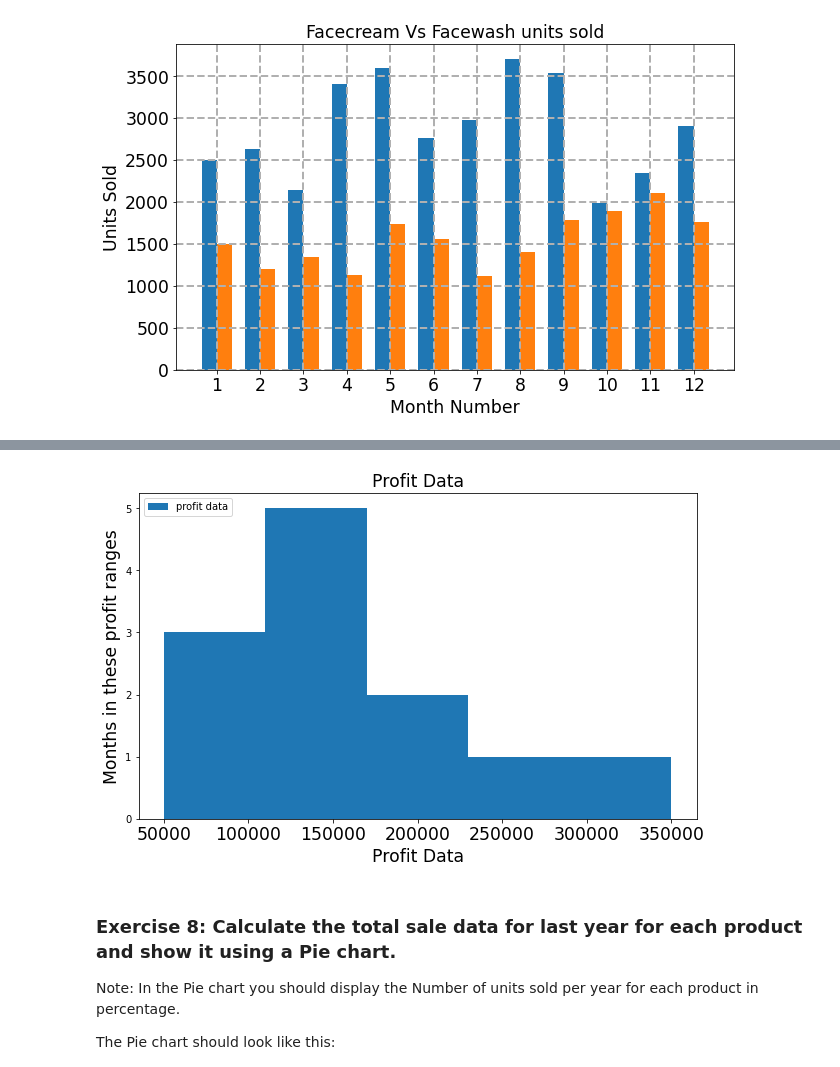
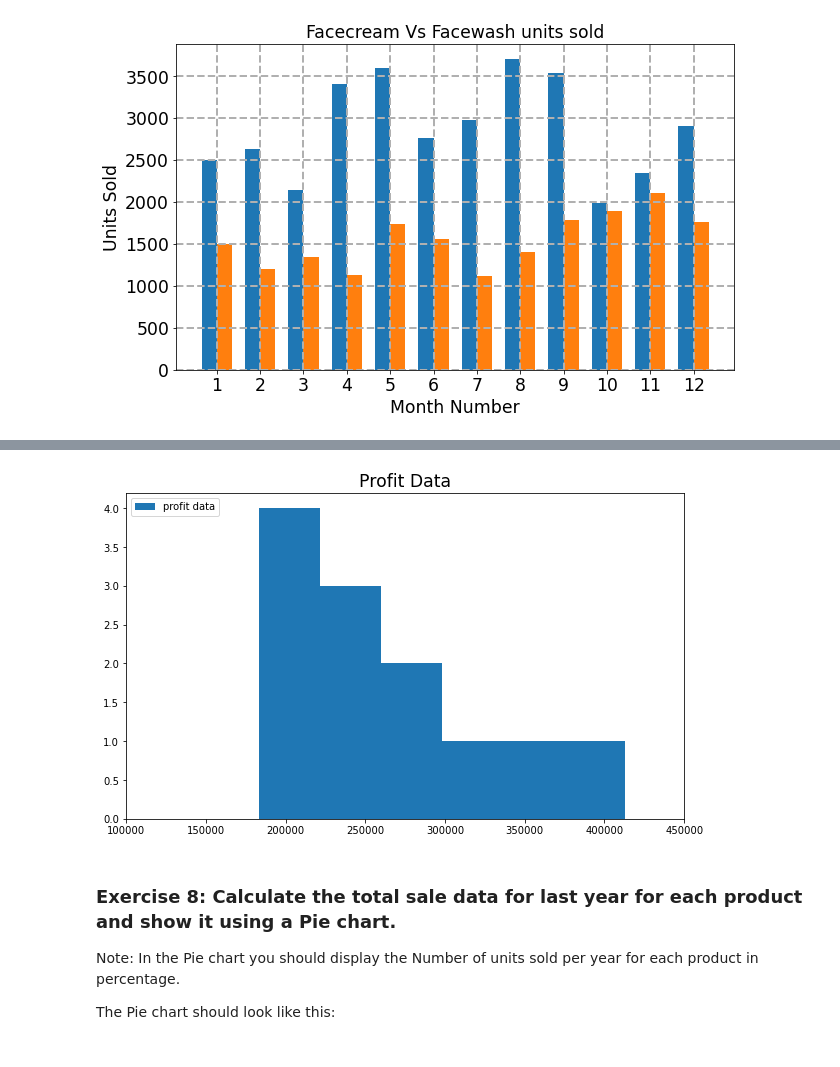
Before and after one commit to aimwps/SAImwps, a Jupyter notebook: M1_Python/d10_Matplotlib/Matplotlib_exercises.ipynb, the cells around one changed output, grey strips where cells are left out. Drawn from its saved outputs; the diff is of its cells as text; code cells hidden in the pictures.

Commit message:
Edited the xlims on matplotlib exercises

```diff
--- a/M1_Python/d10_Matplotlib/Matplotlib_exercises.ipynb
+++ b/M1_Python/d10_Matplotlib/Matplotlib_exercises.ipynb
@@ -172,30 +180,31 @@ The histogram should look like this:
 # %%
 fig_e7, ax_e7 = plt.subplots(figsize=(10,6))
 
 ax_e7.set_title("Profit Data", fontsize="xx-large")
-ax_e7.set_xlabel("Profit Data", fontsize="xx-large")
-ax_e7.set_ylabel("Months in these profit ranges", fontsize="xx-large")
-ax_e7.hist(data["total_profit"],5,(150000,450000), label="profit data", )
-ax_e7.set_xticklabels(np.arange(0,450000, 50000),fontsize="xx-large")
+# ax_e7.set_xlabel("Profit Data", fontsize="xx-large")
+# ax_e7.set_ylabel("Months in these profit ranges", fontsize="xx-large")
+ax_e7.hist(data["total_profit"],6, label="profit data", )
+# ax_e7.set_xticklabels(np.arange(0,450000, 50000),fontsize="xx-large")
+ax_e7.set_xlim(100000,450000)
 # ax_e7.set_yticks(np.arange(0,16000,2000))
 # ax_e7.set_yticklabels(np.arange(0,16000,2000))
 ax_e7.legend(loc="upper left")
 display(data.head(12))
 # %% [output]
 |  | month_number | facecream | facewash | toothpaste | bathingsoap | shampoo | moisturizer | total_units | ... |
 | 0 | 1 | 2500 | 1500 | 5200 | 9200 | 1200 | 1500 | 21100 | ... |
 | 1 | 2 | 2630 | 1200 | 5100 | 6100 | 2100 | 1200 | 18330 | ... |
 | 2 | 3 | 2140 | 1340 | 4550 | 9550 | 3550 | 1340 | 22470 | ... |
 | 3 | 4 | 3400 | 1130 | 5870 | 8870 | 1870 | 1130 | 22270 | ... |
 | 4 | 5 | 3600 | 1740 | 4560 | 7760 | 1560 | 1740 | 20960 | ... |
 | 5 | 6 | 2760 | 1555 | 4890 | 7490 | 1890 | 1555 | 20140 | ... |
 | 6 | 7 | 2980 | 1120 | 4780 | 8980 | 1780 | 1120 | 29550 | ... |
 | 7 | 8 | 3700 | 1400 | 5860 | 9960 | 2860 | 1400 | 36140 | ... |
 | 8 | 9 | 3540 | 1780 | 6100 | 8100 | 2100 | 1780 | 23400 | ... |
 | 9 | 10 | 1990 | 1890 | 8300 | 10300 | 2300 | 1890 | 26670 | ... |
 | 10 | 11 | 2340 | 2100 | 7300 | 13300 | 2400 | 2100 | 41280 | ... |
 | 11 | 12 | 2900 | 1760 | 7400 | 14400 | 1800 | 1760 | 30020 | ... |
-[figure, old version]
+[figure, new version]
 # %% [markdown]
 ### Exercise 8: Calculate the total sale data for last year for each product and show it using a Pie chart.
 Note: In the Pie chart you should display the Number of units sold per year for each product in percentage.
```
Also changed, not shown: parts of 2 cells of this notebook.
